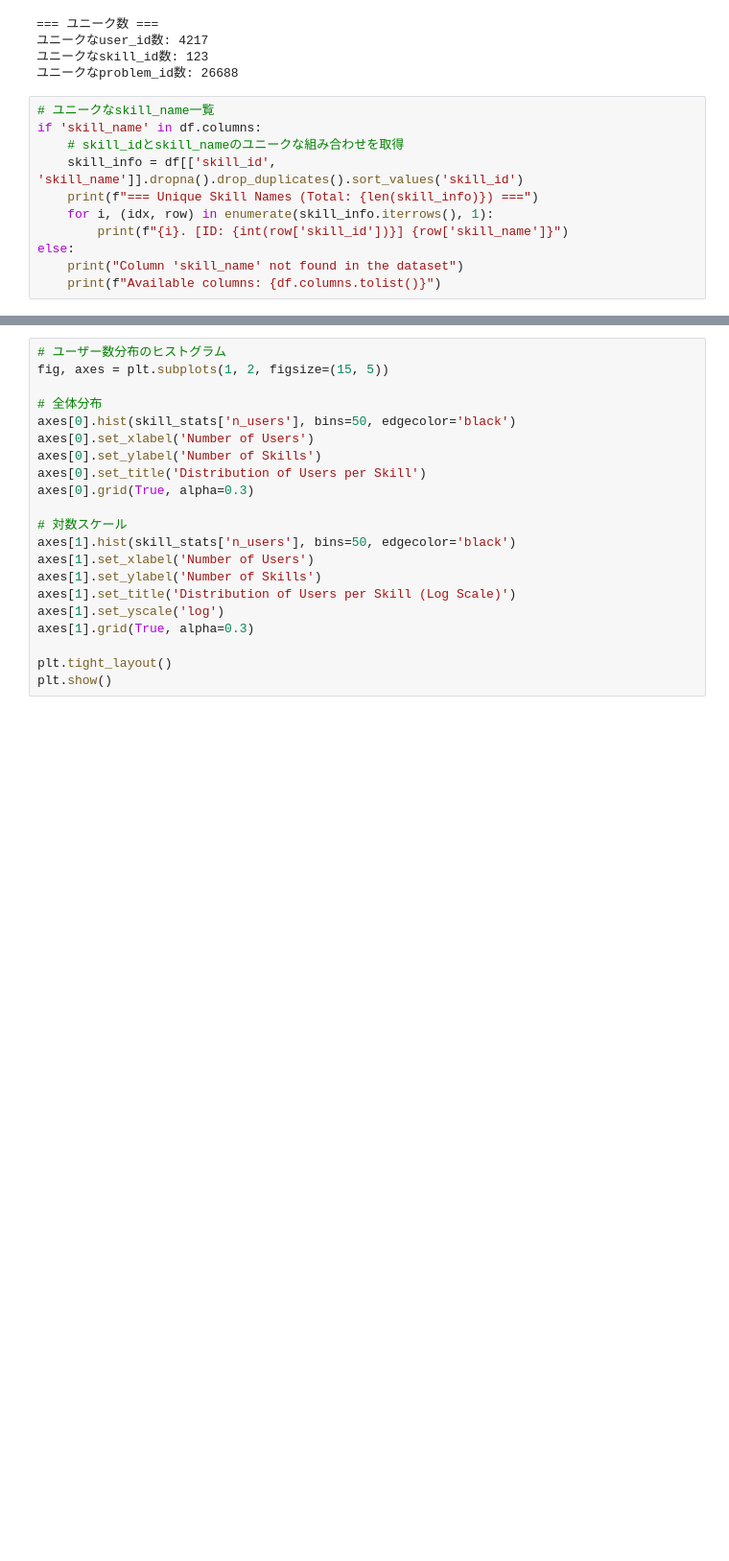
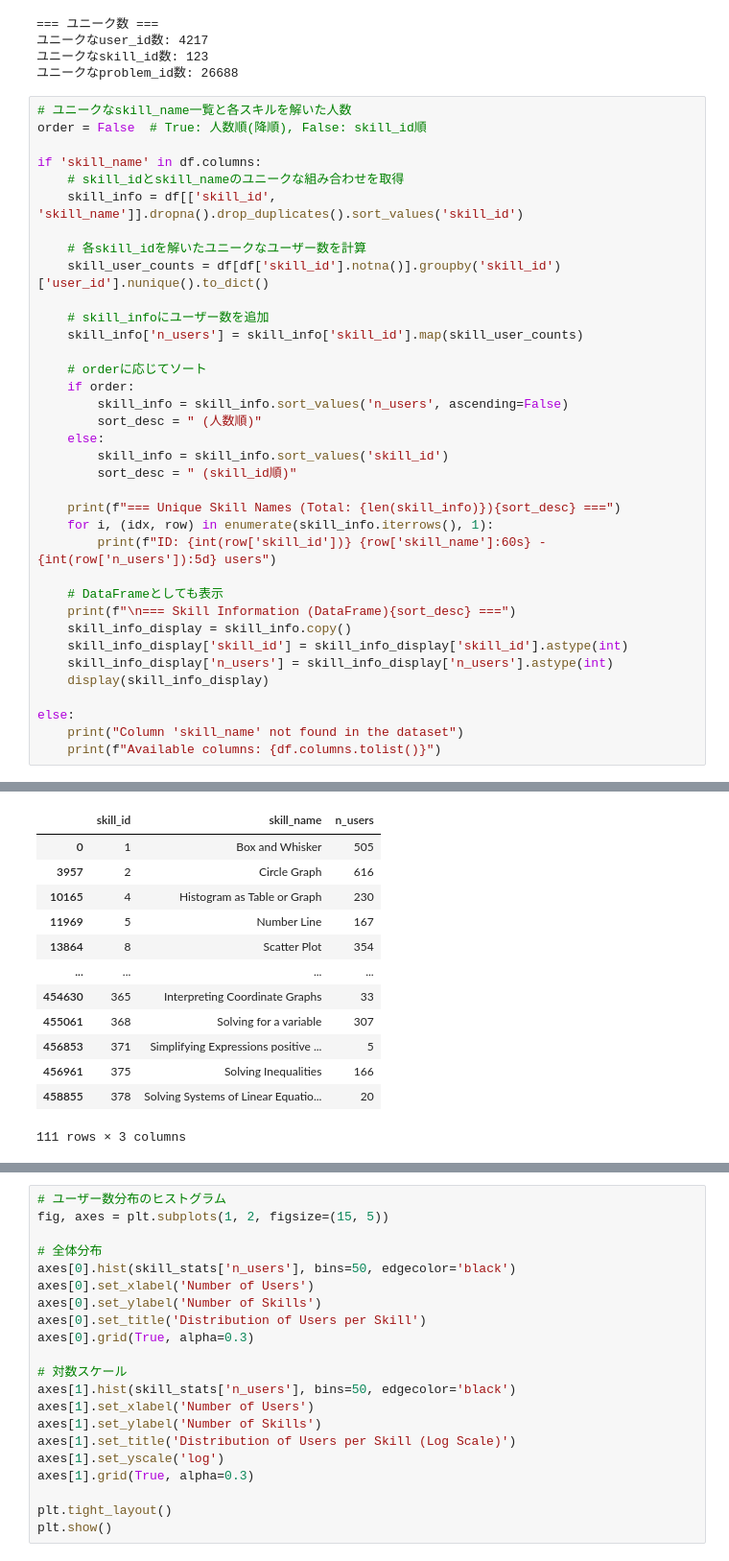
Before and after one commit to ryosukeaaaaa/master_research, a Jupyter notebook: notebooks/assistments_2009_2010/eda_rawdata.ipynb, the cells around one changed output, grey strips where cells are left out. Shown at 96% size. Cells and saved outputs as stored; diff of their text form; blank space fills up the shorter version.

```diff
--- a/notebooks/assistments_2009_2010/eda_rawdata.ipynb
+++ b/notebooks/assistments_2009_2010/eda_rawdata.ipynb
@@ -88,13 +88,38 @@ print(f"ユニークなproblem_id数: {df['problem_id'].nunique() if 'problem_id
 ユニークなskill_id数: 123
 ユニークなproblem_id数: 26688
 # %%
-# ユニークなskill_name一覧
+# ユニークなskill_name一覧と各スキルを解いた人数
+order = False  # True: 人数順(降順), False: skill_id順
+
 if 'skill_name' in df.columns:
     # skill_idとskill_nameのユニークな組み合わせを取得
     skill_info = df[['skill_id', 'skill_name']].dropna().drop_duplicates().sort_values('skill_id')
-    print(f"=== Unique Skill Names (Total: {len(skill_info)}) ===")
+
+    # 各skill_idを解いたユニークなユーザー数を計算
+    skill_user_counts = df[df['skill_id'].notna()].groupby('skill_id')['user_id'].nunique().to_dict()
+
+    # skill_infoにユーザー数を追加
+    skill_info['n_users'] = skill_info['skill_id'].map(skill_user_counts)
+
+    # orderに応じてソート
+    if order:
+        skill_info = skill_info.sort_values('n_users', ascending=False)
+        sort_desc = " (人数順)"
+    else:
+        skill_info = skill_info.sort_values('skill_id')
+        sort_desc = " (skill_id順)"
+
+    print(f"=== Unique Skill Names (Total: {len(skill_info)}){sort_desc} ===")
     for i, (idx, row) in enumerate(skill_info.iterrows(), 1):
-        print(f"{i}. [ID: {int(row['skill_id'])}] {row['skill_name']}")
+        print(f"ID: {int(row['skill_id'])} {row['skill_name']:60s} - {int(row['n_users']):5d} users")
+
+    # DataFrameとしても表示
+    print(f"\n=== Skill Information (DataFrame){sort_desc} ===")
+    skill_info_display = skill_info.copy()
+    skill_info_display['skill_id'] = skill_info_display['skill_id'].astype(int)
+    skill_info_display['n_users'] = skill_info_display['n_users'].astype(int)
+    display(skill_info_display)
+
 else:
     print("Column 'skill_name' not found in the dataset")
     print(f"Available columns: {df.columns.tolist()}")
@@ -119,3 +144,16 @@ else:
+|  | skill_id | skill_name | n_users |
+| 0 | 1 | Box and Whisker | 505 |
+| 3957 | 2 | Circle Graph | 616 |
+| 10165 | 4 | Histogram as Table or Graph | 230 |
+| 11969 | 5 | Number Line | 167 |
+| 13864 | 8 | Scatter Plot | 354 |
+| ... | ... | ... | ... |
+| 454630 | 365 | Interpreting Coordinate Graphs | 33 |
+| 455061 | 368 | Solving for a variable | 307 |
+| 456853 | 371 | Simplifying Expressions positive ... | 5 |
+| 456961 | 375 | Solving Inequalities | 166 |
+| 458855 | 378 | Solving Systems of Linear Equatio... | 20 |
+111 rows × 3 columns
 # %%
 # skill_idごとのユーザー数分布
 print("=== skill_idごとのユーザー数 ===")
```
Also changed, not shown: parts of 5 cells of this notebook, 44 other files.
